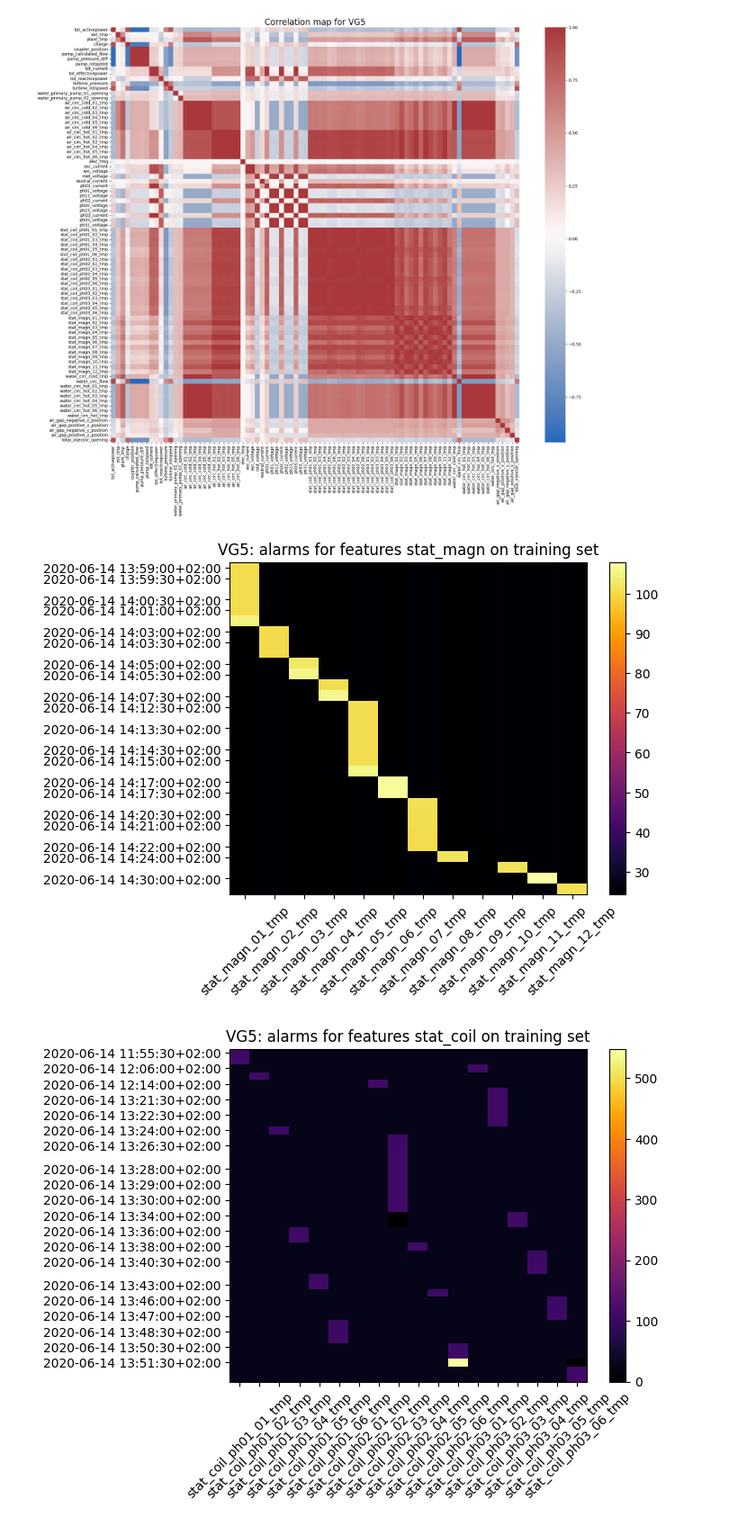
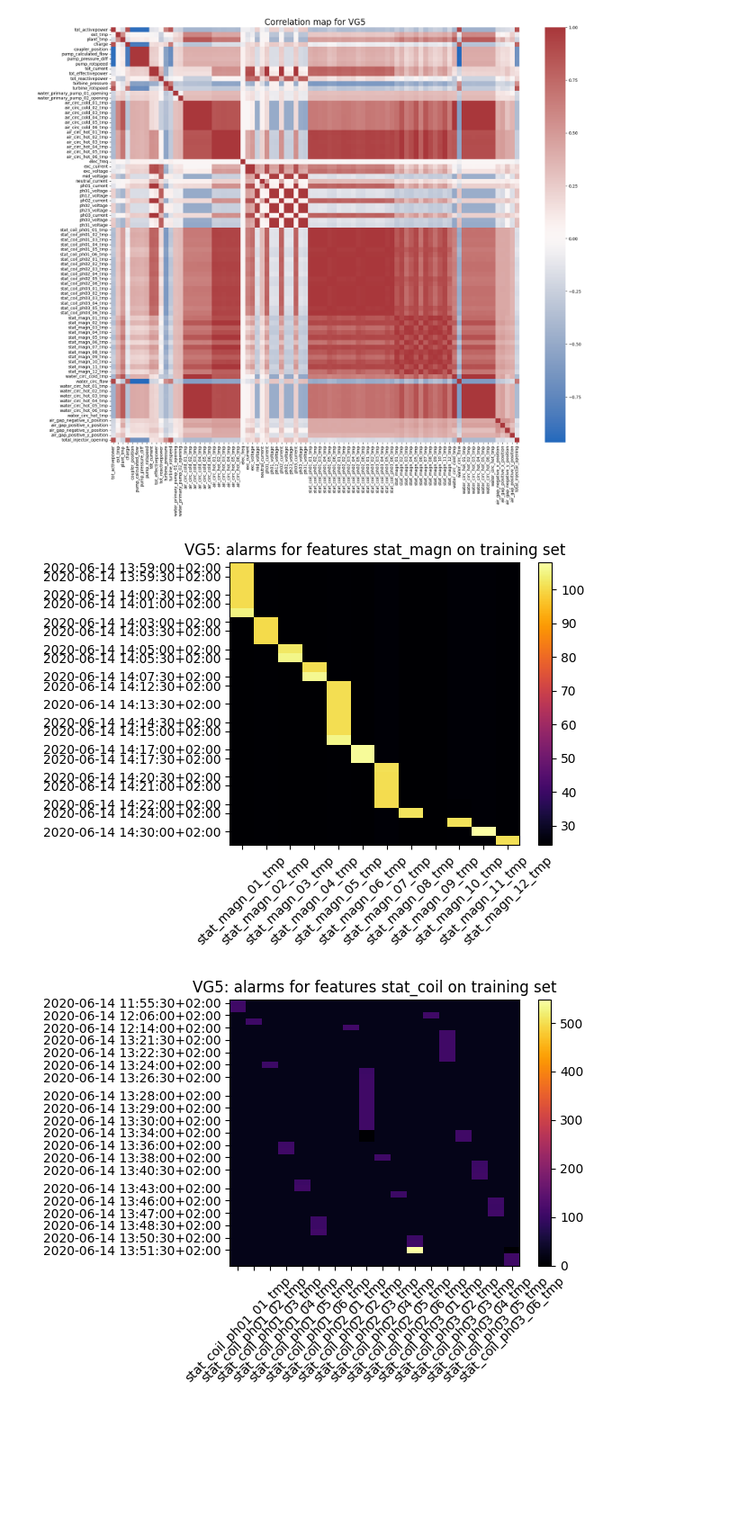
Before and after one commit to alexei-erm/ml4pm_finalproject, a Jupyter notebook: statistics.ipynb, the cells around one changed output. Shown: that part at 90% size. Drawn from its saved outputs; the diff is of its cells as text; code cells hidden in the pictures; blank space fills up the shorter version.

Commit message:
Update alarm plots

```diff
--- a/statistics.ipynb
+++ b/statistics.ipynb
@@ -27,32 +27,33 @@ fig.savefig(f"plots/correlation_{unit}.png")
 unit = "VG5"
 train_test = "training"
 # train_test = "testing_real"
 df = pd.read_parquet(f"Dataset/{unit}_generator_data_{train_test}_measurements.parquet")
 
 limits = {
     "stat_magn": 100,
     "stat_coil": 103,
     "air_circ_hot": 72,
     "air_circ_cold": 35,
 }
 for var, value in limits.items():
     vars = [col for col in df.columns if var in col]
     filtered = df[vars]
     filtered = filtered.loc[filtered.ge(value).any(axis=1), :]
     if len(filtered) == 0:
         continue
 
     fig, ax = plt.subplots()
     img = ax.imshow(filtered, cmap="inferno", aspect="auto", interpolation="none")
     ax.set_xticks(np.arange(len(filtered.columns)))
     yticks = np.linspace(start=0, stop=len(filtered.index), num=20, endpoint=False, dtype=int)
     ax.set_yticks(yticks)
     ax.set_xticklabels(filtered.columns, rotation=45)
     ax.set_yticklabels(filtered.index[yticks])
     fig.colorbar(img, ax=ax)
     ax.set_title(f"{unit}: alarms for features {var} on {"training" if "train" in train_test else "testing"} set")
+    fig.tight_layout()
     fig.savefig(f"plots/alarms_{unit}_{var}_{train_test}.png")
     plt.show()
 # %% [output]
-[figure, old version]
+[figure, new version]
-[figure, old version]
+[figure, new version]
```
Also changed, not shown: parts of 1 cell of this notebook, 8 other files.
